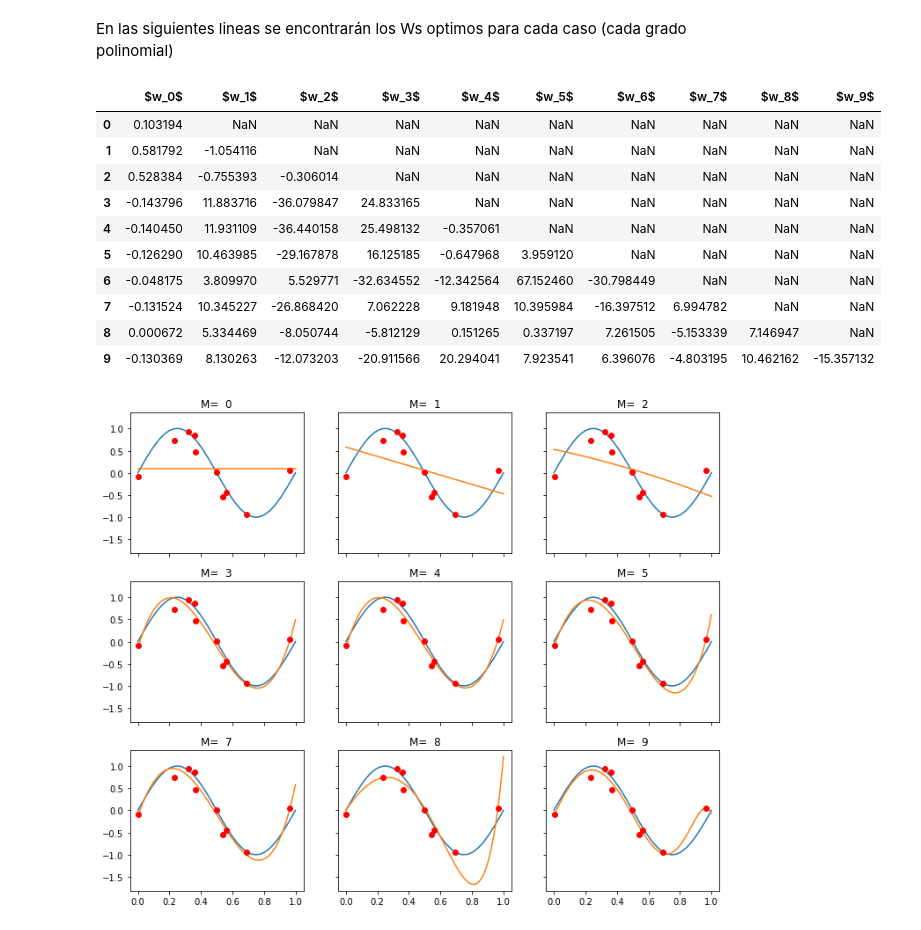
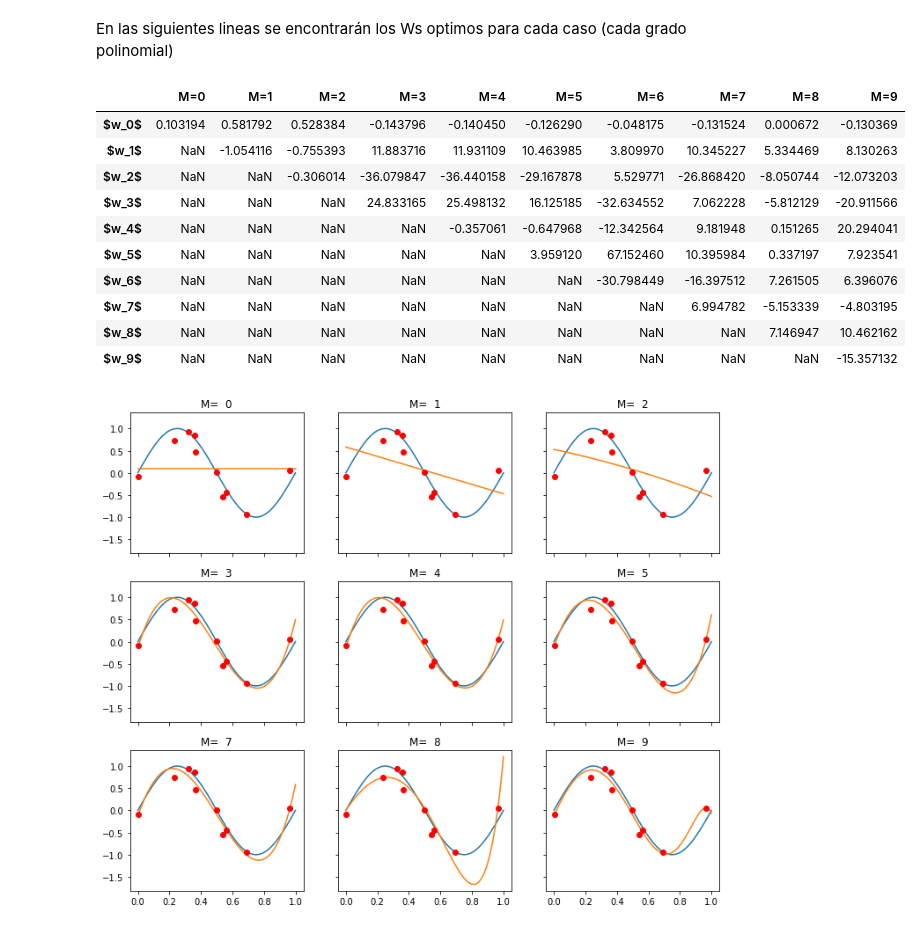
Before and after one commit to Haku1993/Ajuste_de_curva_por_polinomios, a Jupyter notebook: Tarea1.ipynb, the cells around one changed output. Saved outputs shown, nothing was run; the diff lists cells and outputs as text; code cells hidden in the pictures.

```diff
--- a/Tarea1.ipynb
+++ b/Tarea1.ipynb
@@ -101,7 +101,7 @@ Se puede solucionar el problema de ajuste escogiendo el valor w para el cual $E(
 # %%
 from scipy.optimize import minimize
 
-x0 = np.array([0,0,0,0])
+x0 = np.zeros(4)
 res = minimize(sse, x0, method='nelder-mead',
                options={'xtol': 1e-8, 'disp': True})
 # %% [output]
@@ -127,20 +127,20 @@ for i in range(10):
 
 #Se gurdan los ws en un arreglo de arreglos.
 # %%
-df = pd.DataFrame(W,columns=['$w_0$','$w_1$','$w_2$','$w_3$','$w_4$','$w_5$','$w_6$','$w_7$','$w_8$','$w_9$'])
-df
+df = pd.DataFrame(W,columns=['$w_0$','$w_1$','$w_2$','$w_3$','$w_4$','$w_5$','$w_6$','$w_7$','$w_8$','$w_9$'],index=['M=0','M=1','M=2','M=3','M=4','M=5','M=6','M=7','M=8','M=9'])
+df.T
 # %% [output]
-|  | $w_0$ | $w_1$ | $w_2$ | $w_3$ | $w_4$ | $w_5$ | $w_6$ | $w_7$ | $w_8$ | $w_9$ |
-| 0 | 0.103194 | NaN | NaN | NaN | NaN | NaN | NaN | NaN | NaN | NaN |
-| 1 | 0.581792 | -1.054116 | NaN | NaN | NaN | NaN | NaN | NaN | NaN | NaN |
-| 2 | 0.528384 | -0.755393 | -0.306014 | NaN | NaN | NaN | NaN | NaN | NaN | NaN |
-| 3 | -0.143796 | 11.883716 | -36.079847 | 24.833165 | NaN | NaN | NaN | NaN | NaN | NaN |
-| 4 | -0.140450 | 11.931109 | -36.440158 | 25.498132 | -0.357061 | NaN | NaN | NaN | NaN | NaN |
-| 5 | -0.126290 | 10.463985 | -29.167878 | 16.125185 | -0.647968 | 3.959120 | NaN | NaN | NaN | NaN |
-| 6 | -0.048175 | 3.809970 | 5.529771 | -32.634552 | -12.342564 | 67.152460 | -30.798449 | NaN | NaN | NaN |
-| 7 | -0.131524 | 10.345227 | -26.868420 | 7.062228 | 9.181948 | 10.395984 | -16.397512 | 6.994782 | NaN | NaN |
-| 8 | 0.000672 | 5.334469 | -8.050744 | -5.812129 | 0.151265 | 0.337197 | 7.261505 | -5.153339 | 7.146947 | NaN |
-| 9 | -0.130369 | 8.130263 | -12.073203 | -20.911566 | 20.294041 | 7.923541 | 6.396076 | -4.803195 | 10.462162 | -15.357132 |
+|  | M=0 | M=1 | M=2 | M=3 | M=4 | M=5 | M=6 | M=7 | M=8 | M=9 |
+| $w_0$ | 0.103194 | 0.581792 | 0.528384 | -0.143796 | -0.140450 | -0.126290 | -0.048175 | -0.131524 | 0.000672 | -0.130369 |
+| $w_1$ | NaN | -1.054116 | -0.755393 | 11.883716 | 11.931109 | 10.463985 | 3.809970 | 10.345227 | 5.334469 | 8.130263 |
+| $w_2$ | NaN | NaN | -0.306014 | -36.079847 | -36.440158 | -29.167878 | 5.529771 | -26.868420 | -8.050744 | -12.073203 |
+| $w_3$ | NaN | NaN | NaN | 24.833165 | 25.498132 | 16.125185 | -32.634552 | 7.062228 | -5.812129 | -20.911566 |
+| $w_4$ | NaN | NaN | NaN | NaN | -0.357061 | -0.647968 | -12.342564 | 9.181948 | 0.151265 | 20.294041 |
+| $w_5$ | NaN | NaN | NaN | NaN | NaN | 3.959120 | 67.152460 | 10.395984 | 0.337197 | 7.923541 |
+| $w_6$ | NaN | NaN | NaN | NaN | NaN | NaN | -30.798449 | -16.397512 | 7.261505 | 6.396076 |
+| $w_7$ | NaN | NaN | NaN | NaN | NaN | NaN | NaN | 6.994782 | -5.153339 | -4.803195 |
+| $w_8$ | NaN | NaN | NaN | NaN | NaN | NaN | NaN | NaN | 7.146947 | 10.462162 |
+| $w_9$ | NaN | NaN | NaN | NaN | NaN | NaN | NaN | NaN | NaN | -15.357132 |
 # %%
 def X(x,W) :
     X=np.zeros(len(W))
```
Also changed, not shown: parts of 9 cells of this notebook.
